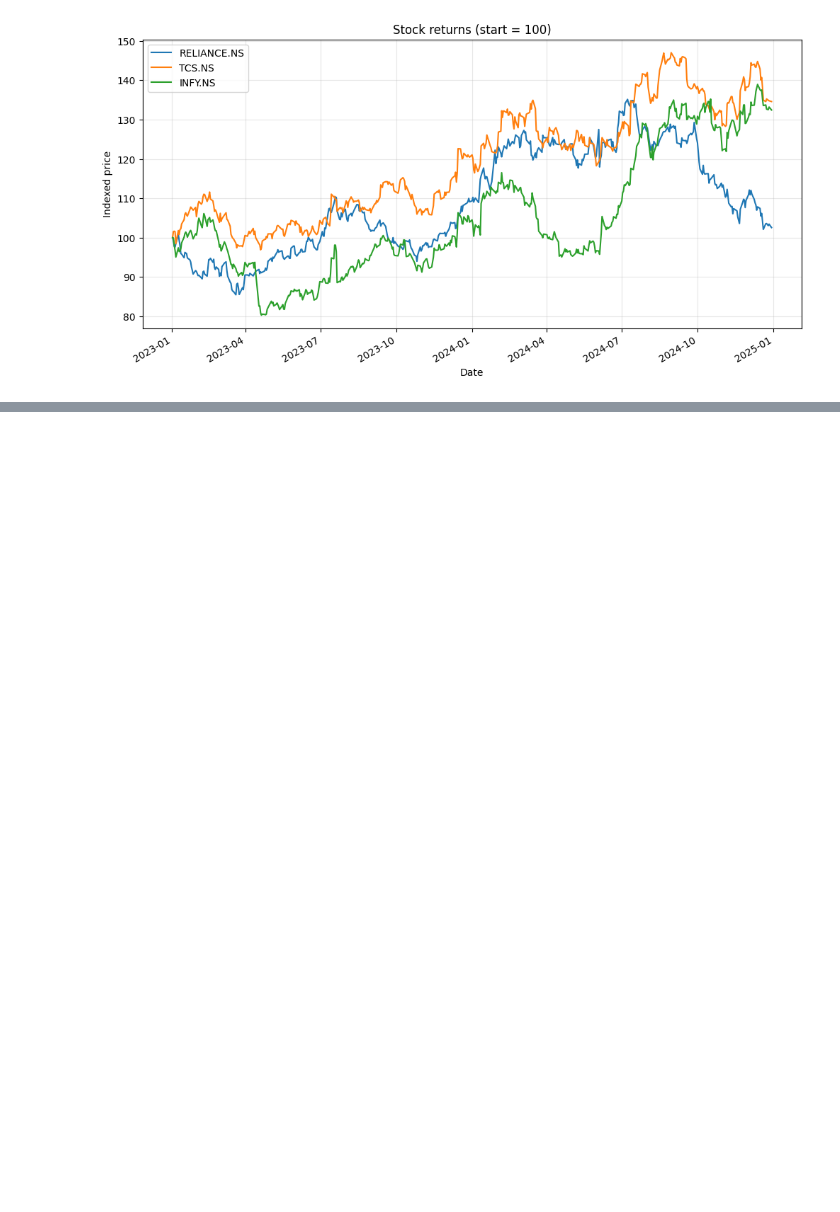
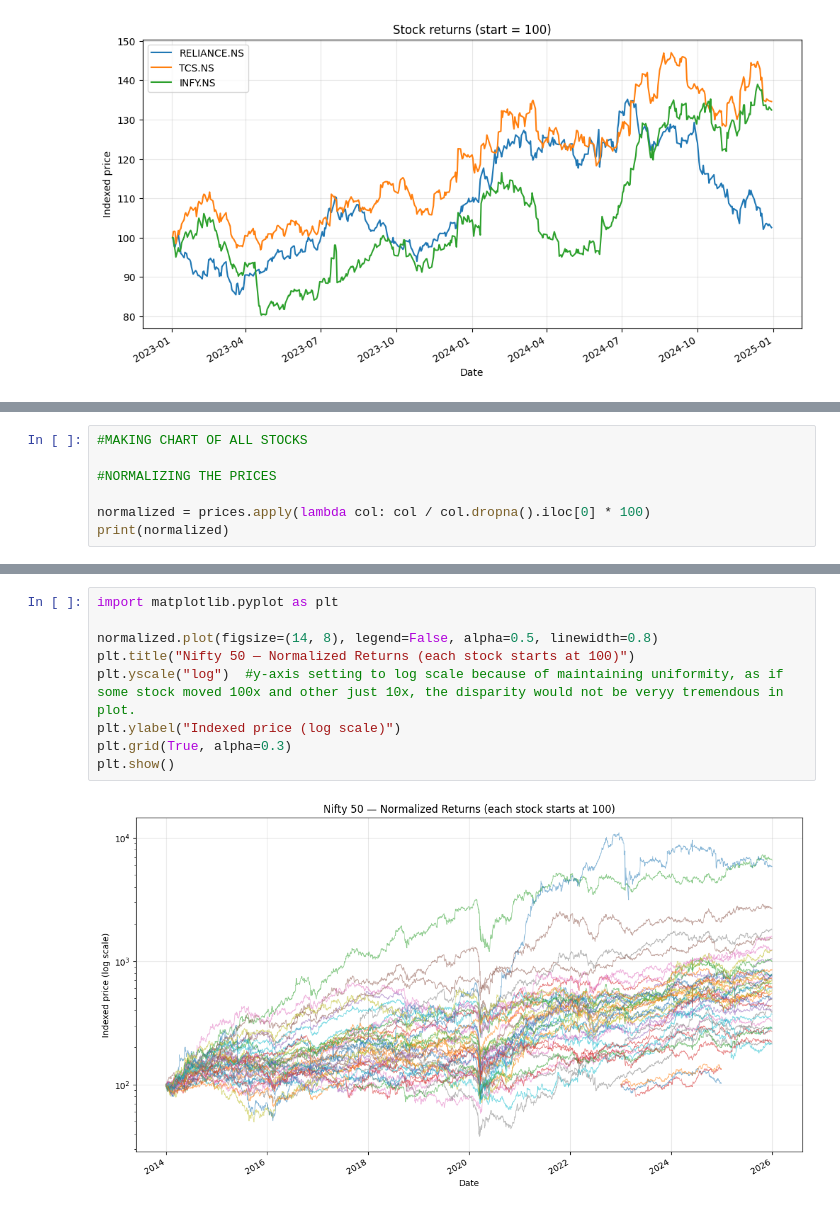
Before and after one commit to saralsachan/Quant-BackTester, a Jupyter notebook: notebooks/01_data_exploration.ipynb, the cells around one changed output, grey strips where cells are left out. Saved outputs shown, nothing was run; the diff lists cells and outputs as text; blank space fills up the shorter version.

```diff
--- a/notebooks/01_data_exploration.ipynb
+++ b/notebooks/01_data_exploration.ipynb
@@ -220,0 +228,7 @@ dtype: int64
+# %%
+#MAKING CHART OF ALL STOCKS
+
+#NORMALIZING THE PRICES
+
+normalized = prices.apply(lambda col: col / col.dropna().iloc[0] * 100)
+print(normalized)
@@ -220,0 +253,11 @@ dtype: int64
+# %%
+import matplotlib.pyplot as plt
+
+normalized.plot(figsize=(14, 8), legend=False, alpha=0.5, linewidth=0.8)
+plt.title("Nifty 50 — Normalized Returns (each stock starts at 100)")
+plt.yscale("log")  #y-axis setting to log scale because of maintaining uniformity, as if some stock moved 100x and other just 10x, the disparity would not be veryy tremendous in plot.
+plt.ylabel("Indexed price (log scale)")
+plt.grid(True, alpha=0.3)
+plt.show()
+# %% [output]
+[figure, added]
```
Also changed, not shown: parts of 12 cells of this notebook, 1 other file.
